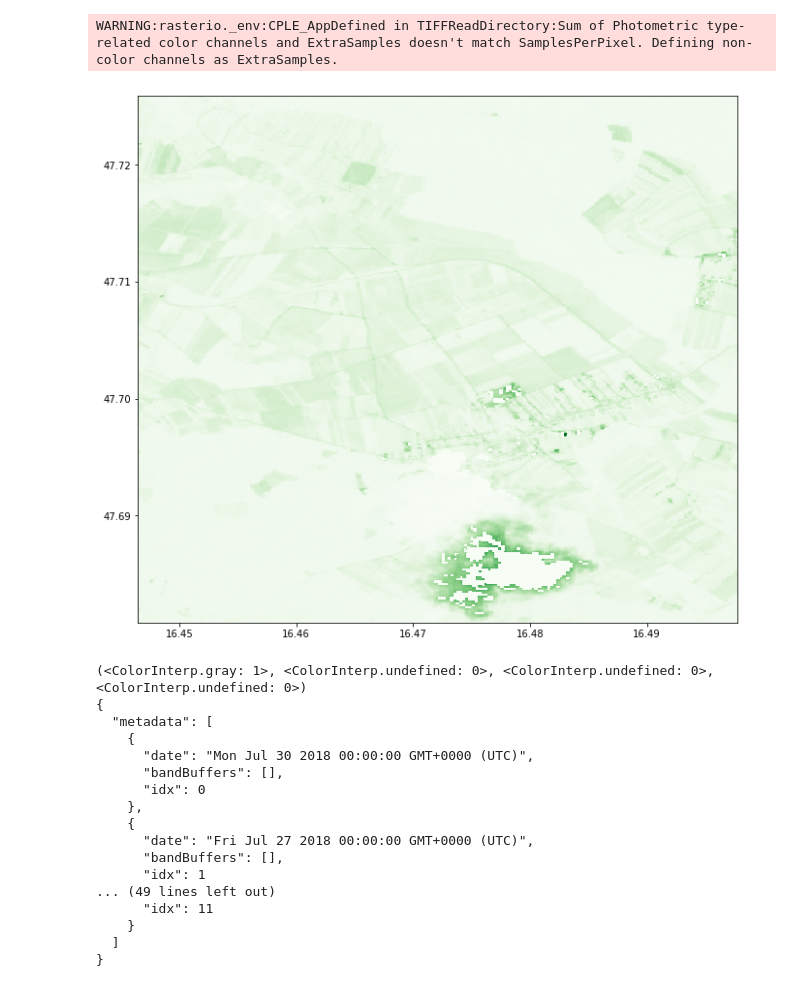
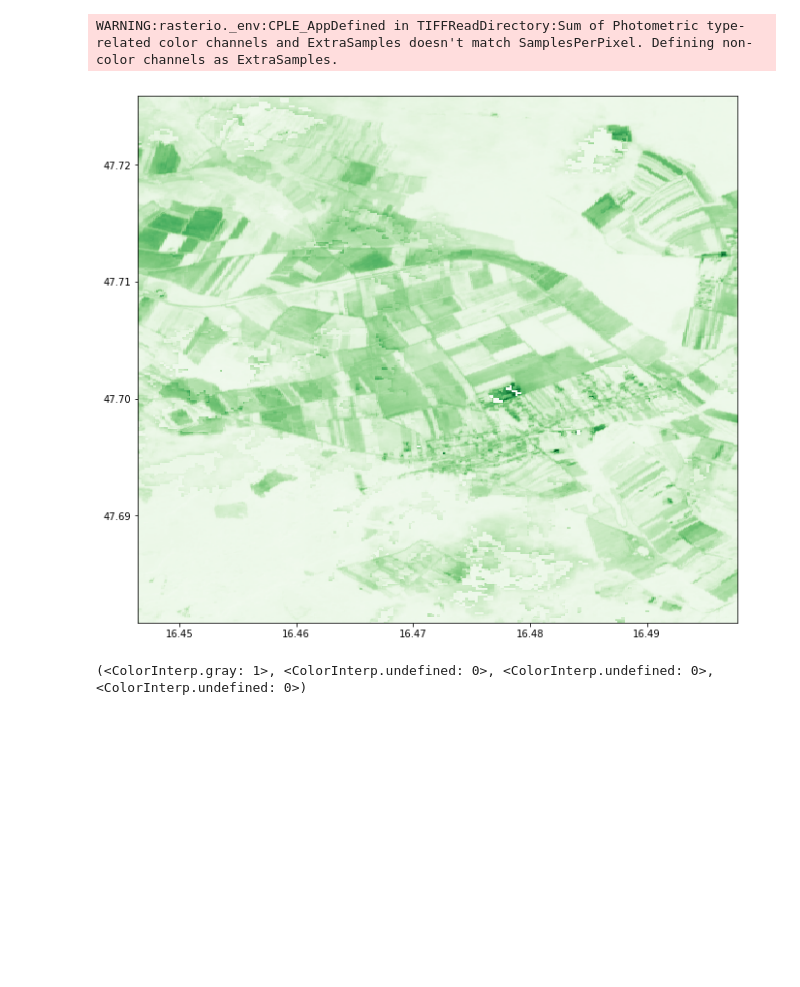
Before and after one commit to StefanBrand/masterdatacube, a Jupyter notebook: SH_Process_API.ipynb, the cells around one changed output. Drawn from its saved outputs; the diff is of its cells as text; code cells hidden in the pictures; blank space fills up the shorter version.

```diff
--- a/SH_Process_API.ipynb
+++ b/SH_Process_API.ipynb
@@ -25,7 +26,7 @@ token = oauth.fetch_token(token_url='https://services.sentinel-hub.com/oauth/tok
 
 resp = oauth.get("https://services.sentinel-hub.com/oauth/tokeninfo")
 # %%
-input_bands = ["B02", "B03", "B04","B08"]
+input_bands = ["B04","B08"]
 masks = ["SCL", "dataMask"] # SCL ... Scene Classification Layer
 indices = ['NDVI']
 output_bands = input_bands + indices
@@ -34,7 +35,10 @@ output_array =  ','.join([f"{{id: '{ob}', bands: 4, sampleType: SampleType.UINT1
 
 int_bands = '{' + ','.join([f'{ib}: []' for ib in input_bands]) + '}'
 results_object = '{' + ','.join([f'{ob}: []' for ob in output_bands]) + '}'
-debug_results = '{' + ','.join([f"{output_bands[i]}: [{i+1}]" for i in range(5)]) + '}'
+debug_results = '{' + ','.join([f"{output_bands[i]}: [{i+1}]" for i in range(len(output_bands))]) + '}'
+# %%
+starttime = datetime(2018,7,1, 0,0,0, tzinfo=timezone.utc)
+endtime = datetime(2018,9,1,0,0,0, tzinfo=timezone.utc)
 # %%
 url = "https://services.sentinel-hub.com/api/v1/process"
 
@@ -200,8 +215,8 @@ payload = {
                 "type": "S2L2A",
                 "dataFilter": {
                     "timeRange": {
-                        "from": "2018-07-01T00:00:00Z",
-                        "to": "2018-07-31T23:59:59Z"
+                        "from": starttime.isoformat(),
+                        "to": endtime.isoformat()
                     },
             "mosaickingOrder": "mostRecent",
             "maxCloudCoverage": 100,
@@ -214,18 +229,6 @@ payload = {
                 "width": 512,
                 "height": 512,
                 "responses": [
-                        {
-                "identifier": "B02",
-                "format": {
-                    "type": "image/tiff"
-                }
-            },
-            {
-                "identifier": "B03",
-                "format": {
-                    "type": "image/tiff"
-                }
-            },
             {
                 "identifier": "B04",
                 "format": {
@@ -275,14 +278,15 @@ file = io.BytesIO(response.content)
 tar = tarfile.open(fileobj=file, mode="r")
 tar.list()
 tar.extractall('../testing/')#('B04.tif', '../testing/')
-with rasterio.open(tar.extractfile('B02.tif')) as tif:
+
+with rasterio.open(tar.extractfile('B04.tif')) as tif:
     pyplot.figure(figsize=(16,10))
-    show((tif,3), transform=tif.transform, cmap='Greens')
+    show((tif,4), transform=tif.transform, cmap='Greens')
     print(tif.colorinterp)
 
 import json
-with open('../testing/userdata.json') as userdata:
-    parsed = json.load(userdata)
+#with open('../testing/userdata.json') as userdata:
+    #parsed = json.load(userdata)
     #print(json.dumps(parsed, indent=4, sort_keys=True))
-    print(json.dumps(parsed, indent=2))
+    #print(json.dumps(parsed, indent=2))
 # %% [output]
@@ -295,19 +297,3 @@ with open('../testing/userdata.json') as userdata:
 WARNING:rasterio._env:CPLE_AppDefined in TIFFReadDirectory:Sum of Photometric type-related color channels and ExtraSamples doesn't match SamplesPerPixel. Defining non-color channels as ExtraSamples.
-[figure, old version]
+[figure, new version]
 (<ColorInterp.gray: 1>, <ColorInterp.undefined: 0>, <ColorInterp.undefined: 0>, <ColorInterp.undefined: 0>)
-{
-  "metadata": [
-    {
-      "date": "Mon Jul 30 2018 00:00:00 GMT+0000 (UTC)",
-      "bandBuffers": [],
-      "idx": 0
-    },
-    {
-      "date": "Fri Jul 27 2018 00:00:00 GMT+0000 (UTC)",
-      "bandBuffers": [],
-      "idx": 1
-... (49 lines left out)
-      "idx": 11
-    }
-  ]
-}
```
Also changed, not shown: parts of 4 cells of this notebook.
